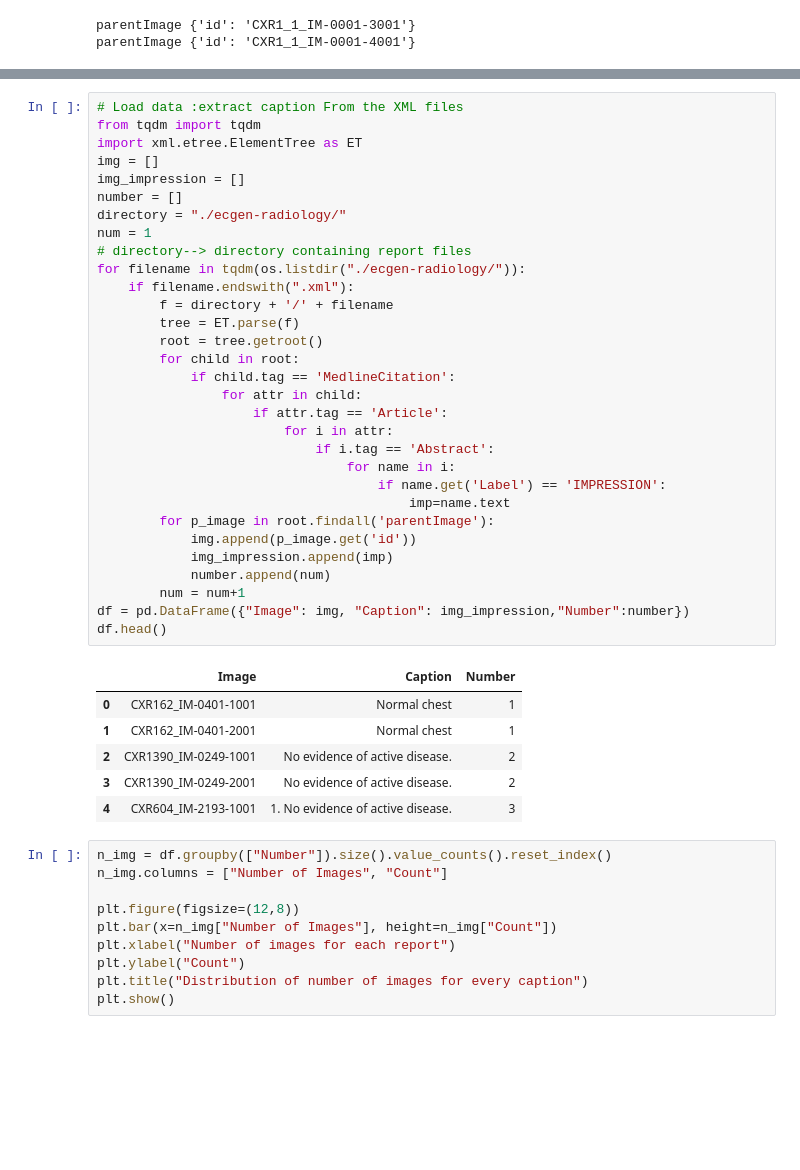
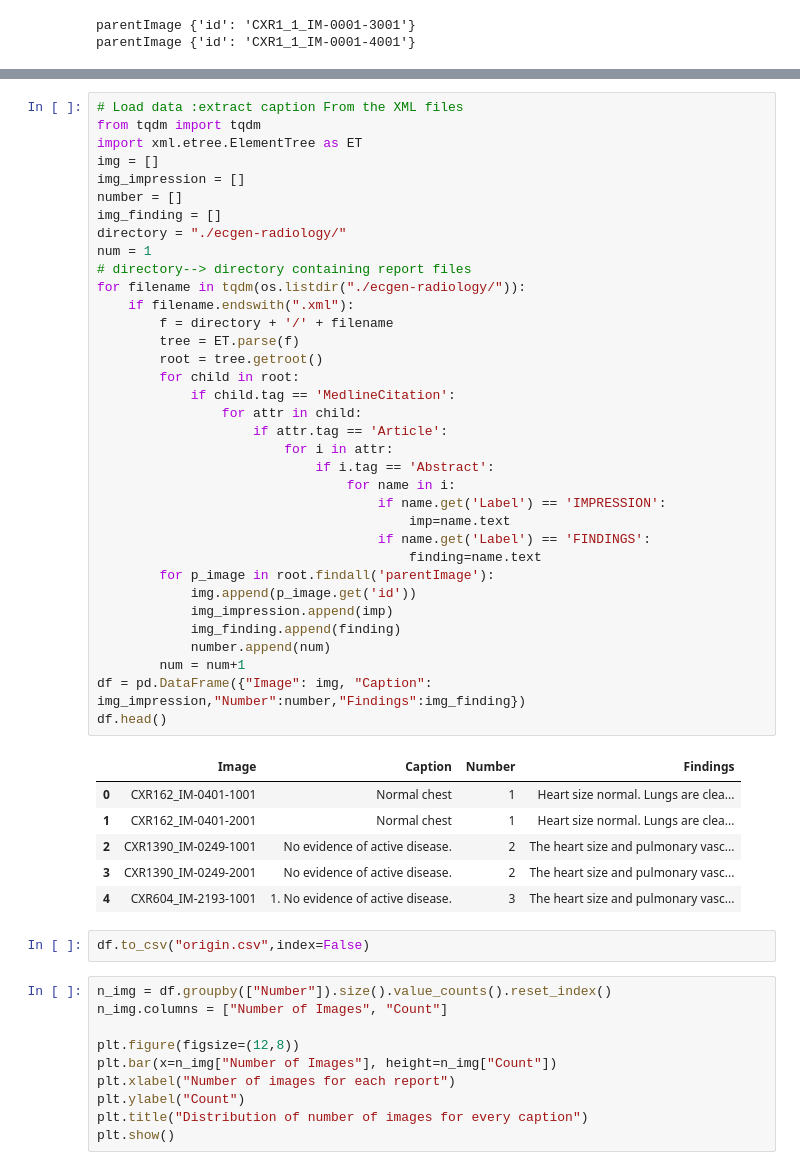
Before and after one commit to shuyuexu/4994finalproj-stage1, a Jupyter notebook: stage1.ipynb, the cells around one changed output, grey strips where cells are left out. Cells and saved outputs as stored; diff of their text form; blank space fills up the shorter version.

```diff
--- a/stage1.ipynb
+++ b/stage1.ipynb
@@ -67,40 +67,46 @@ print(imp)
 # Load data :extract caption From the XML files
 from tqdm import tqdm
 import xml.etree.ElementTree as ET
 img = []
 img_impression = []
 number = []
+img_finding = []
 directory = "./ecgen-radiology/"
 num = 1
 # directory--> directory containing report files
 for filename in tqdm(os.listdir("./ecgen-radiology/")):
     if filename.endswith(".xml"):
         f = directory + '/' + filename
         tree = ET.parse(f)
         root = tree.getroot()
         for child in root:
             if child.tag == 'MedlineCitation':
                 for attr in child:
                     if attr.tag == 'Article':
                         for i in attr:
                             if i.tag == 'Abstract':
                                 for name in i:
                                     if name.get('Label') == 'IMPRESSION':
                                         imp=name.text
+                                    if name.get('Label') == 'FINDINGS':
+                                        finding=name.text
         for p_image in root.findall('parentImage'):
             img.append(p_image.get('id'))
             img_impression.append(imp)
+            img_finding.append(finding)
             number.append(num)
         num = num+1
-df = pd.DataFrame({"Image": img, "Caption": img_impression,"Number":number})
+df = pd.DataFrame({"Image": img, "Caption": img_impression,"Number":number,"Findings":img_finding})
 df.head()
 # %% [output]
-|  | Image | Caption | Number |
-| 0 | CXR162_IM-0401-1001 | Normal chest | 1 |
-| 1 | CXR162_IM-0401-2001 | Normal chest | 1 |
-| 2 | CXR1390_IM-0249-1001 | No evidence of active disease. | 2 |
-| 3 | CXR1390_IM-0249-2001 | No evidence of active disease. | 2 |
-| 4 | CXR604_IM-2193-1001 | 1. No evidence of active disease. | 3 |
+|  | Image | Caption | Number | Findings |
+| 0 | CXR162_IM-0401-1001 | Normal chest | 1 | Heart size normal. Lungs are clea... |
+| 1 | CXR162_IM-0401-2001 | Normal chest | 1 | Heart size normal. Lungs are clea... |
+| 2 | CXR1390_IM-0249-1001 | No evidence of active disease. | 2 | The heart size and pulmonary vasc... |
+| 3 | CXR1390_IM-0249-2001 | No evidence of active disease. | 2 | The heart size and pulmonary vasc... |
+| 4 | CXR604_IM-2193-1001 | 1. No evidence of active disease. | 3 | The heart size and pulmonary vasc... |
+# %%
+df.to_csv("origin.csv",index=False)
 # %%
 n_img = df.groupby(["Number"]).size().value_counts().reset_index()
 n_img.columns = ["Number of Images", "Count"]
```
Also changed, not shown: parts of 7 cells of this notebook.
